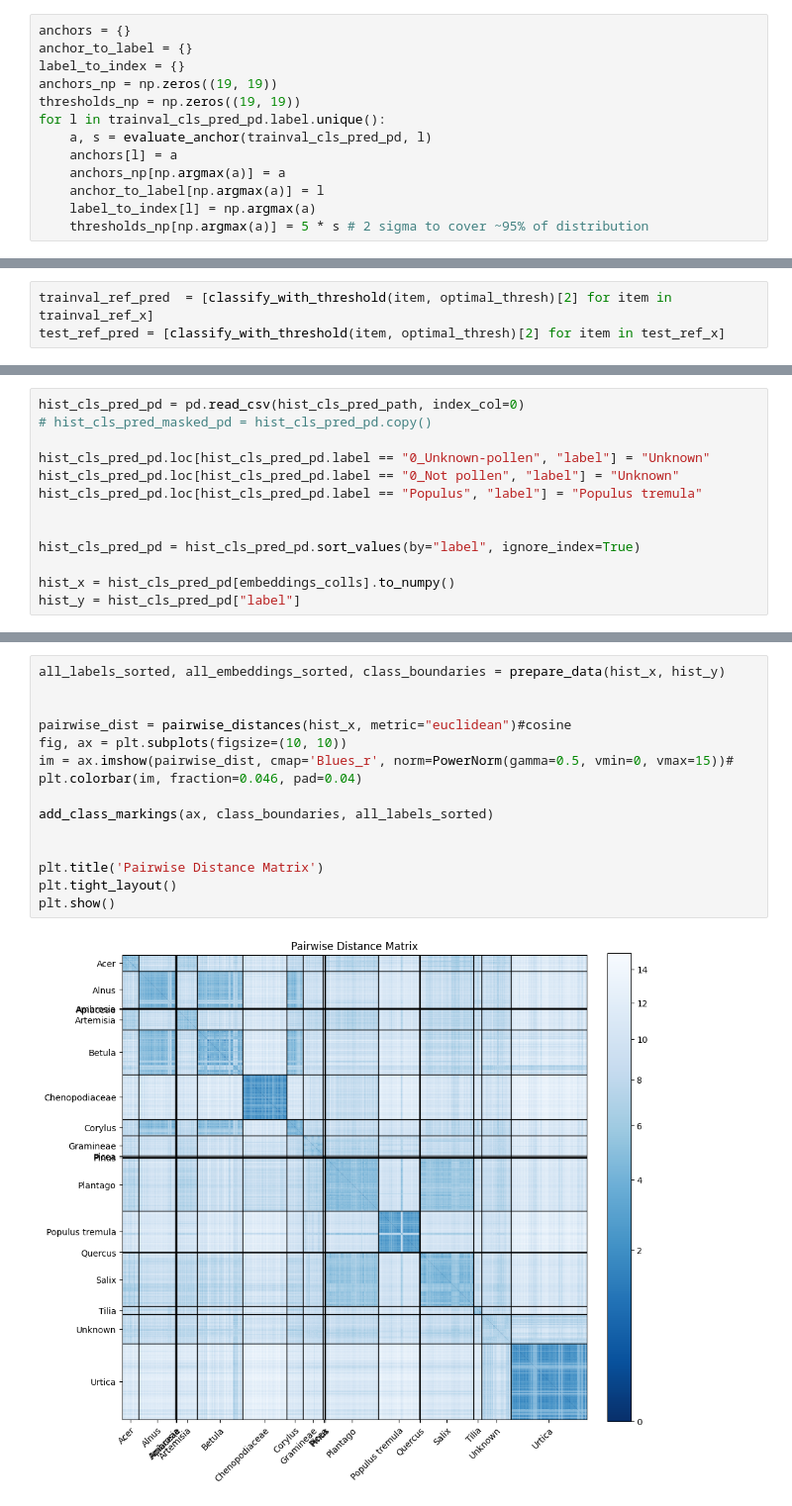
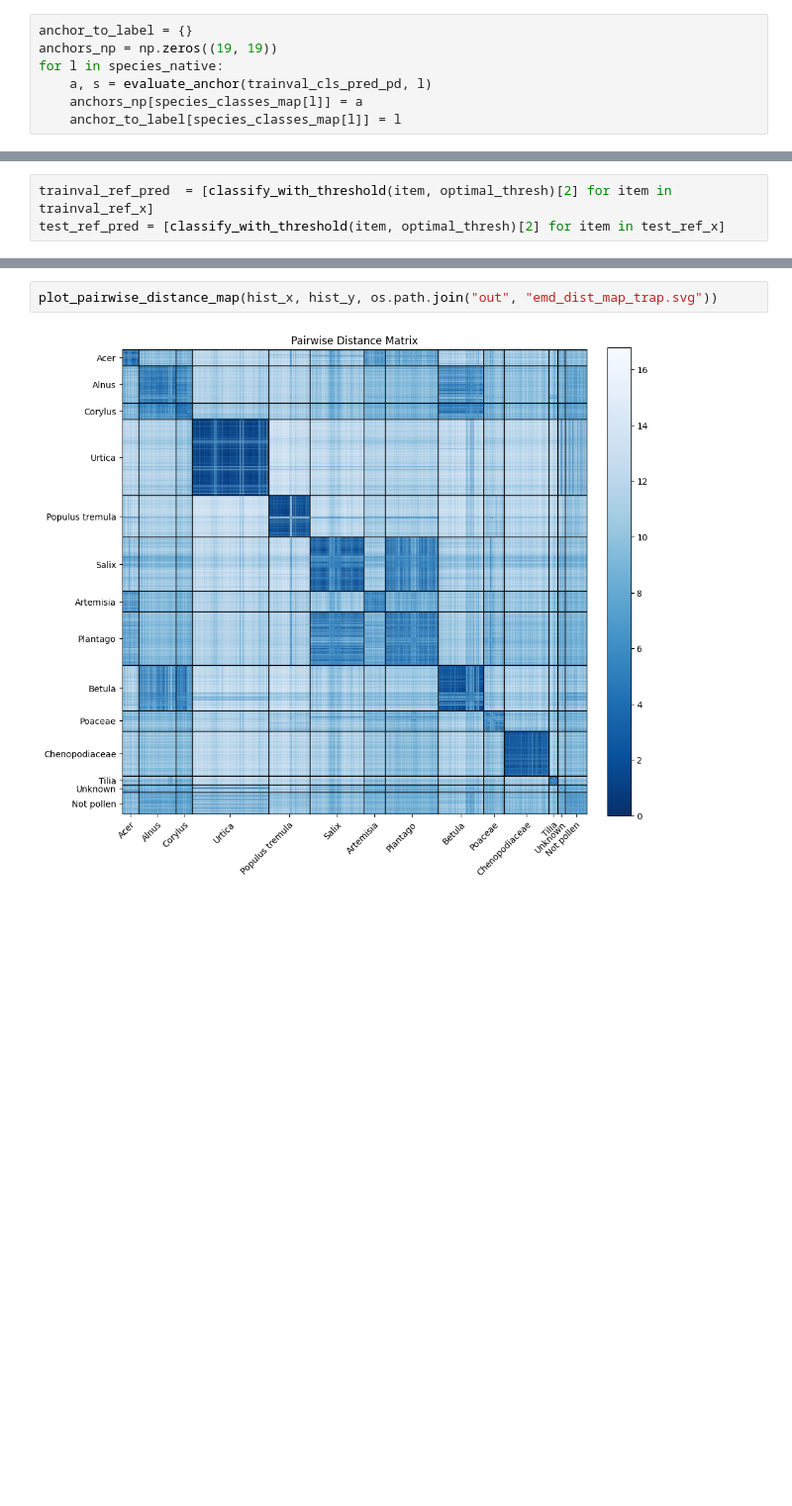
Before and after one commit to Digiratory/Pollen-Analyzer, a Jupyter notebook: 4_ocs_calibration.ipynb, the cells around one changed output, grey strips where cells are left out. Shown at 99% size. Saved outputs shown, nothing was run; the diff lists cells and outputs as text; blank space fills up the shorter version.

```diff
--- a/4_ocs_calibration.ipynb
+++ b/4_ocs_calibration.ipynb
@@ -47,15 +83,9 @@ def evaluate_anchor(df, label):
     std = np.std(positions, axis=0)
     return anchor, std
 # %%
-anchors = {}
 anchor_to_label = {}
-label_to_index = {}
 anchors_np = np.zeros((19, 19))
-thresholds_np = np.zeros((19, 19))
-for l in trainval_cls_pred_pd.label.unique():
+for l in species_native:
     a, s = evaluate_anchor(trainval_cls_pred_pd, l)
-    anchors[l] = a
-    anchors_np[np.argmax(a)] = a
-    anchor_to_label[np.argmax(a)] = l
-    label_to_index[l] = np.argmax(a)
-    thresholds_np[np.argmax(a)] = 5 * s # 2 sigma to cover ~95% of distribution
+    anchors_np[species_classes_map[l]] = a
+    anchor_to_label[species_classes_map[l]] = l
@@ -403,13 +420,0 @@ plt.show()
-# %%
-hist_cls_pred_pd = pd.read_csv(hist_cls_pred_path, index_col=0)
-# hist_cls_pred_masked_pd = hist_cls_pred_pd.copy()
-
-hist_cls_pred_pd.loc[hist_cls_pred_pd.label == "0_Unknown-pollen", "label"] = "Unknown"
-hist_cls_pred_pd.loc[hist_cls_pred_pd.label == "0_Not pollen", "label"] = "Unknown"
-hist_cls_pred_pd.loc[hist_cls_pred_pd.label == "Populus", "label"] = "Populus tremula"
-
-
-hist_cls_pred_pd = hist_cls_pred_pd.sort_values(by="label", ignore_index=True)
-
-hist_x = hist_cls_pred_pd[embeddings_colls].to_numpy()
-hist_y = hist_cls_pred_pd["label"]
@@ -438,17 +421,4 @@ plot_confusion_matrix(hist_y, hist_pred)
 # %%
-all_labels_sorted, all_embeddings_sorted, class_boundaries = prepare_data(hist_x, hist_y)
-
-
-pairwise_dist = pairwise_distances(hist_x, metric="euclidean")#cosine
-fig, ax = plt.subplots(figsize=(10, 10))
-im = ax.imshow(pairwise_dist, cmap='Blues_r', norm=PowerNorm(gamma=0.5, vmin=0, vmax=15))#
-plt.colorbar(im, fraction=0.046, pad=0.04)
-
-add_class_markings(ax, class_boundaries, all_labels_sorted)
-
-
-plt.title('Pairwise Distance Matrix')
-plt.tight_layout()
-plt.show()
+plot_pairwise_distance_map(hist_x, hist_y, os.path.join("out", "emd_dist_map_trap.svg"))
 # %% [output]
-[figure, old version]
+[figure, new version]
```
Also changed, not shown: parts of 47 cells of this notebook, 1 other file.
